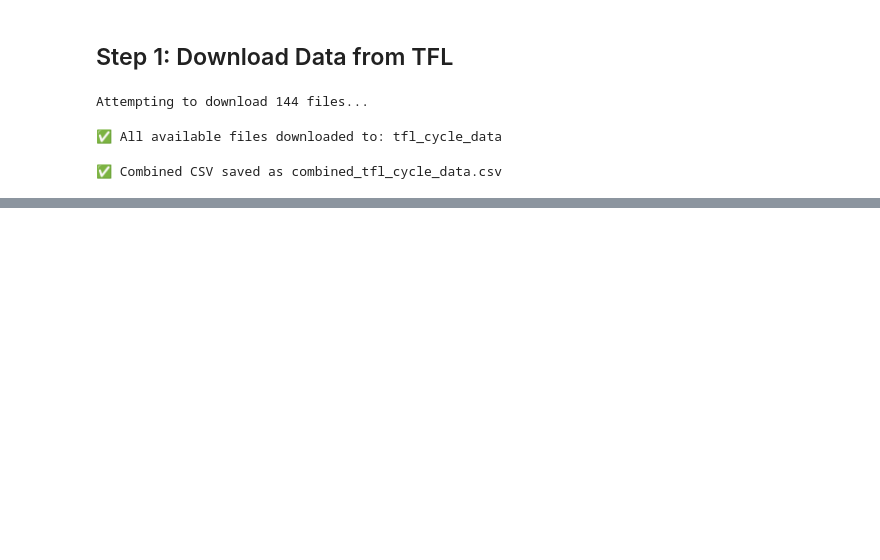
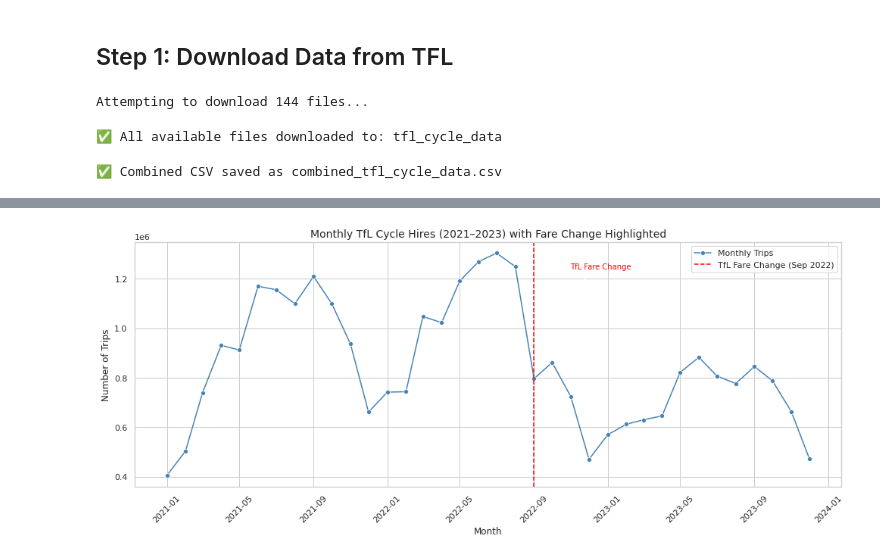
Before and after one commit to dhruvraj-singh-rawat/tfl-cycle-analysis, a Jupyter notebook: tfl-cycle-analysis.ipynb, the cells around one changed output, grey strips where cells are left out. Saved outputs shown, nothing was run; the diff lists cells and outputs as text; code cells hidden in the pictures; blank space fills up the shorter version.

```diff
--- a/tfl-cycle-analysis.ipynb
+++ b/tfl-cycle-analysis.ipynb
@@ -293,0 +287,38 @@ Counter({'duration_sec': 2, 'bike_id': 2, 'end_time': 2, 'end_station_id': 2, 'e
+# %%
+# 3. Generating Plot for Monthly TfL Cycle Hires (2021–2023)
+
+# 1. Ensure 'month' column exists
+filtered_df['month'] = pd.to_datetime(filtered_df['start_time']).dt.to_period('M')
+monthly_trips = filtered_df.groupby('month').size().reset_index(name='trip_count')
+monthly_trips['month'] = monthly_trips['month'].dt.to_timestamp()
+
+# 2. Define the fare change month
+fare_change_month = pd.to_datetime("2022-09")
+
+# 3. Plot with annotation
+plt.figure(figsize=(14, 6))
+sns.lineplot(data=monthly_trips, x='month', y='trip_count', marker='o', color='steelblue', label="Monthly Trips")
+
+# Vertical line for fare change
+plt.axvline(fare_change_month, color='red', linestyle='--', linewidth=1.5, label='TfL Fare Change (Sep 2022)')
+
+# Annotation with arrow
+plt.annotate(
+    'TfL Fare Change',
+    xy=(fare_change_month, monthly_trips['trip_count'].max()*0.8),
+    xytext=(fare_change_month + pd.DateOffset(days=60), monthly_trips['trip_count'].max()*0.95),
+    arrowprops=dict(facecolor='red', arrowstyle='->', linewidth=1.5),
+    color='red',
+    fontsize=10
+)
+
+# Final formatting
+plt.title("Monthly TfL Cycle Hires (2021–2023) with Fare Change Highlighted", fontsize=14)
+plt.xlabel("Month")
+plt.ylabel("Number of Trips")
+plt.xticks(rotation=45)
+plt.legend()
+plt.tight_layout()
+plt.show()
+# %% [output]
+[figure, added]
```
Also changed, not shown: parts of 22 cells of this notebook.
